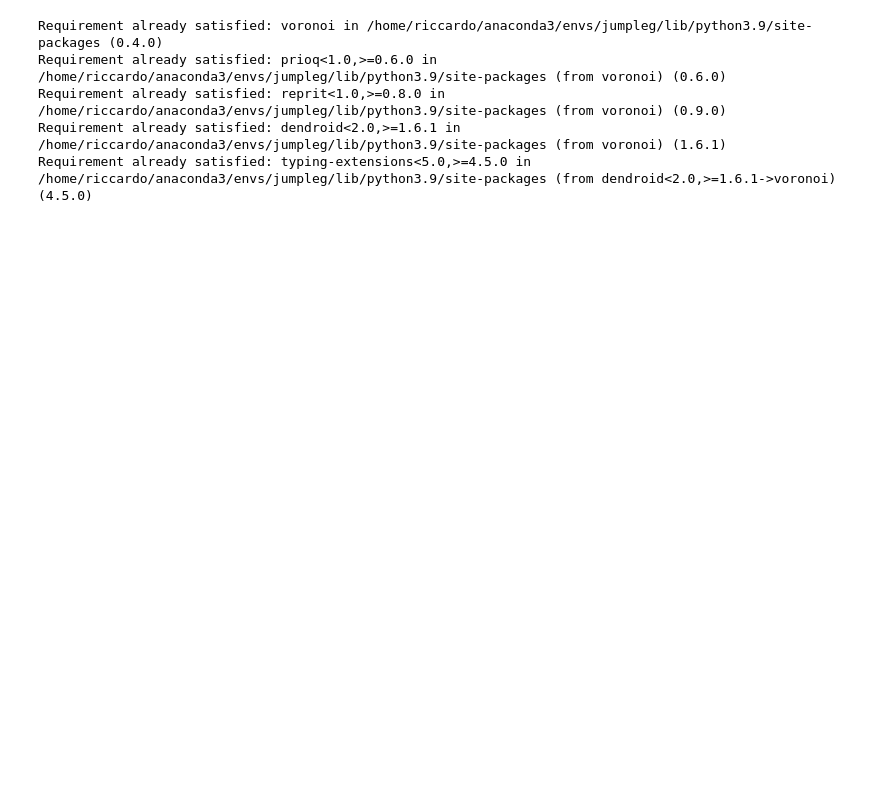
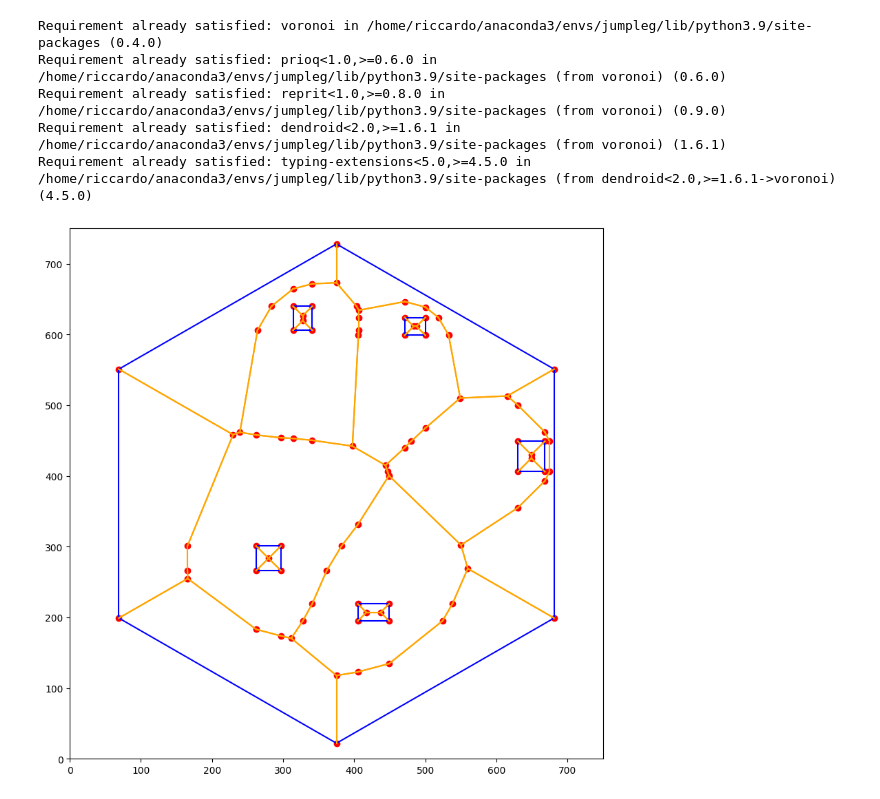
Before and after one commit to nicolazilio0/MAPF, a Jupyter notebook: path_planning/src/voronoi.ipynb, the cells around one changed output. Cells and saved outputs as stored; diff of their text form; code cells hidden in the pictures; blank space fills up the shorter version.

```diff
--- a/path_planning/src/voronoi.ipynb
+++ b/path_planning/src/voronoi.ipynb
@@ -28,3 +35,51 @@ obstacles = [[[-2,-2],[8,-2], [8,8], [-2,8]],[[0,0],[2,0], [2,2], [0,2]],[[3,3],
 # %%
 segments = []
+# %%
+plt.figure(figsize=(10,10))
+for obstacle in obstacles:
+    for ix in range(0,len(obstacle)-1):
+        p1 = obstacle[ix]
+        p2 = obstacle[ix+1]
+        plt.plot([p1[0],p2[0]], [p1[1],p2[1]],  color = 'blue')
+        segments.append(Segment(Point(p1[0],p1[1]),Point(p2[0],p2[1])))
+
+    p1 = obstacle[-1]
+    p2 = obstacle[0]
+    plt.plot([p1[0],p2[0]], [p1[1],p2[1]],  color = 'blue')
+    segments.append(Segment(Point(p1[0],p1[1]),Point(p2[0],p2[1])))
+
+diagram = Diagram()
+diagram.construct([], segments)
+
+for vertex in diagram.vertices:
+    plt.scatter(vertex.x, vertex.y, color='red')
+
+final_edges = []
+final_vertices = []
+
+for edge in diagram.edges:
+    if edge.is_finite and edge.is_primary:
+        start = edge.start
+        end = edge.end
+
+        plt.plot([start.x, end.x],[start.y, end.y], color="orange")
+    # if edge.is_finite and edge.is_primary:
+    #     start = edge.start
+    #     end = edge.end
+
+    #     if delete_vertex(start, obstacles) or delete_vertex(end, obstacles):
+    #         pass
+    #     else:
+    #         plt.plot([start.x, end.x],[start.y, end.y])
+    #         # plt.scatter([start.x, end.x],[start.y, end.y], color='purple')
+    #         if edge.twin not in final_edges:
+    #             final_edges.append(edge)
+    #         if start not in final_vertices:
+    #             final_vertices.append(start)
+
+plt.xlim(0,750)
+plt.ylim(0,750)
+plt.show()
+# %% [output]
+[figure, added]
 # %%
```
Also changed, not shown: parts of 11 cells of this notebook, 27 other files.
